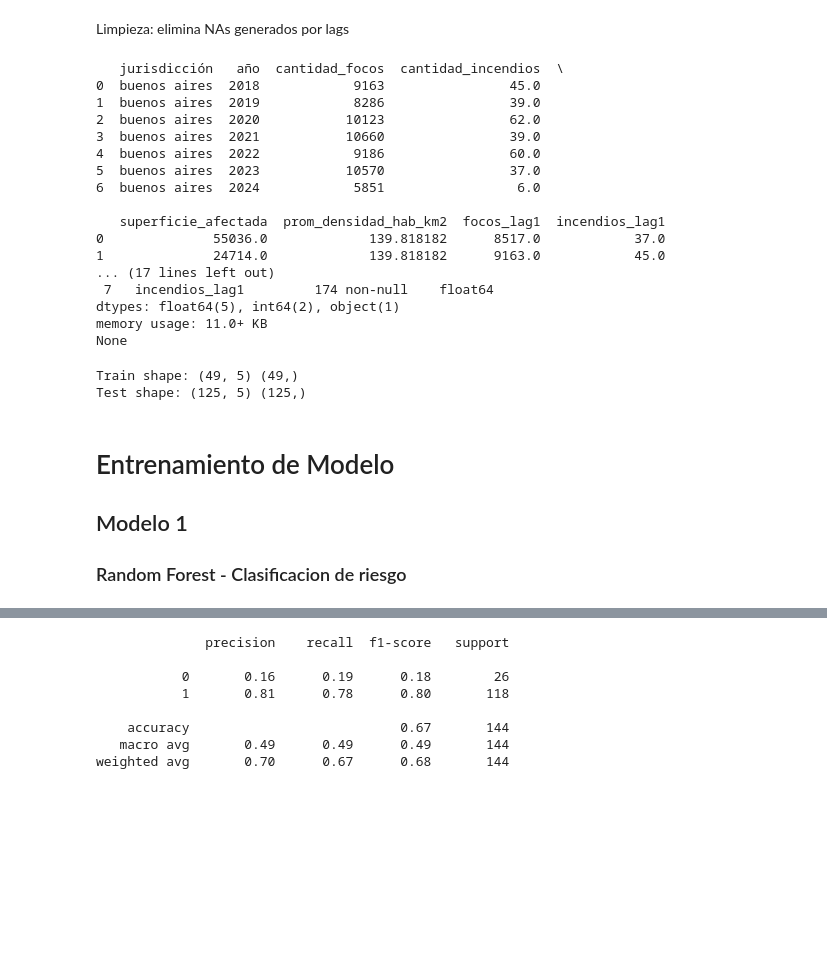
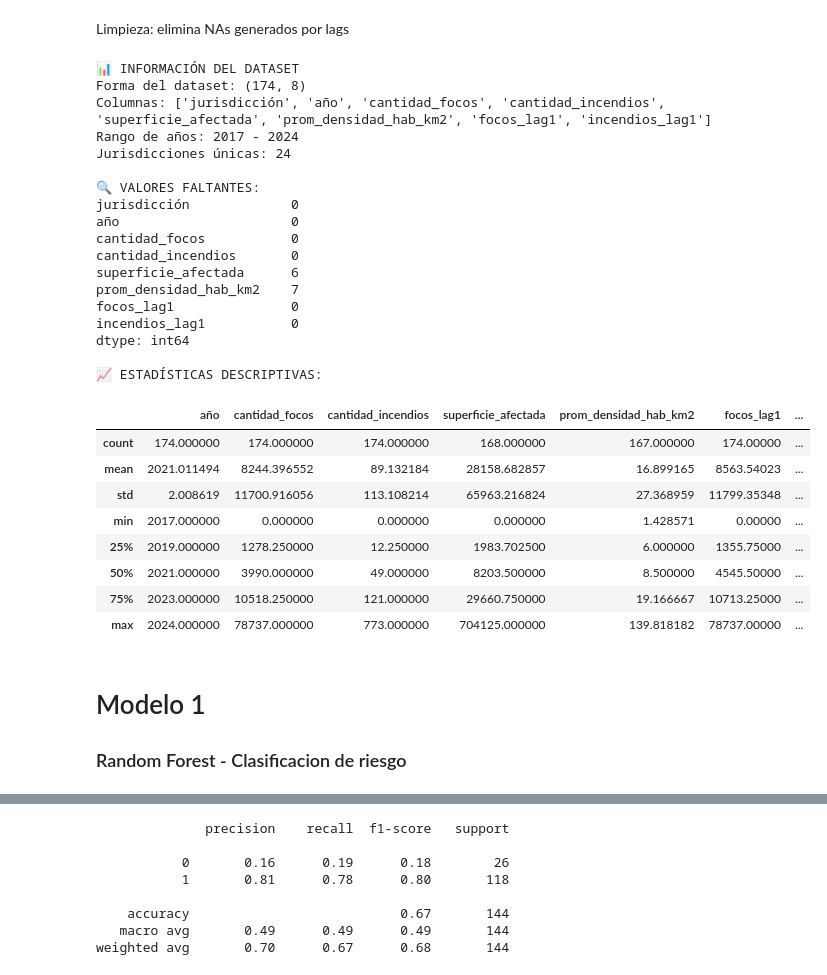
Before and after one commit to FNT138/Analisis_PrediccionIncendiosForestales, a Jupyter notebook: Proy.ipynb, the cells around one changed output, grey strips where cells are left out. Saved outputs shown, nothing was run; the diff lists cells and outputs as text; code cells hidden in the pictures; blank space fills up the shorter version.

```diff
--- a/Proy.ipynb
+++ b/Proy.ipynb
@@ -455,24 +496,3 @@ df_ml["incendios_lag1"] = df_ml.groupby("jurisdicción")["cantidad_incendios"].s
 Limpieza: elimina NAs generados por lags
 # %%
 df_ml = df_ml.dropna(subset=["focos_lag1", "incendios_lag1"]).reset_index(drop=True)
-# %%
-print(df_ml.head(7))
-print(df_ml.info())
-# %% [output]
-   jurisdicción   año  cantidad_focos  cantidad_incendios  \
-0  buenos aires  2018            9163                45.0
-1  buenos aires  2019            8286                39.0
-2  buenos aires  2020           10123                62.0
-3  buenos aires  2021           10660                39.0
-4  buenos aires  2022            9186                60.0
-5  buenos aires  2023           10570                37.0
-6  buenos aires  2024            5851                 6.0
-
-   superficie_afectada  prom_densidad_hab_km2  focos_lag1  incendios_lag1
-0              55036.0             139.818182      8517.0            37.0
-1              24714.0             139.818182      9163.0            45.0
-... (17 lines left out)
- 7   incendios_lag1         174 non-null    float64
-dtypes: float64(5), int64(2), object(1)
-memory usage: 11.0+ KB
-None
@@ -496,10 +499,52 @@ y_test = test[target]
-# %%
-print("Train shape:", X_train.shape, y_train.shape)
-print("Test shape:", X_test.shape, y_test.shape)
-# %% [output]
-Train shape: (49, 5) (49,)
-Test shape: (125, 5) (125,)
+# %%
+
+# %% [markdown]
+# ## 2. PREPARACIÓN DE DATOS
+
+# %%
+# Verificar estructura del dataset
+print("📊 INFORMACIÓN DEL DATASET")
+print(f"Forma del dataset: {df_ml.shape}")
+print(f"Columnas: {list(df_ml.columns)}")
+print(f"Rango de años: {df_ml['año'].min()} - {df_ml['año'].max()}")
+print(f"Jurisdicciones únicas: {df_ml['jurisdicción'].nunique()}")
+
+# Verificar valores faltantes
+print("\n🔍 VALORES FALTANTES:")
+print(df_ml.isnull().sum())
+
+# Estadísticas descriptivas
+print("\n📈 ESTADÍSTICAS DESCRIPTIVAS:")
+df_ml.describe()
+# %% [output]
+📊 INFORMACIÓN DEL DATASET
+Forma del dataset: (174, 8)
+Columnas: ['jurisdicción', 'año', 'cantidad_focos', 'cantidad_incendios', 'superficie_afectada', 'prom_densidad_hab_km2', 'focos_lag1', 'incendios_lag1']
+Rango de años: 2017 - 2024
+Jurisdicciones únicas: 24
+
+🔍 VALORES FALTANTES:
+jurisdicción             0
+año                      0
+cantidad_focos           0
+cantidad_incendios       0
+superficie_afectada      6
+prom_densidad_hab_km2    7
+focos_lag1               0
+incendios_lag1           0
+dtype: int64
+
+📈 ESTADÍSTICAS DESCRIPTIVAS:
+|  | año | cantidad_focos | cantidad_incendios | superficie_afectada | prom_densidad_hab_km2 | focos_lag1 | ... |
+| count | 174.000000 | 174.000000 | 174.000000 | 168.000000 | 167.000000 | 174.00000 | ... |
+| mean | 2021.011494 | 8244.396552 | 89.132184 | 28158.682857 | 16.899165 | 8563.54023 | ... |
+| std | 2.008619 | 11700.916056 | 113.108214 | 65963.216824 | 27.368959 | 11799.35348 | ... |
+| min | 2017.000000 | 0.000000 | 0.000000 | 0.000000 | 1.428571 | 0.00000 | ... |
+| 25% | 2019.000000 | 1278.250000 | 12.250000 | 1983.702500 | 6.000000 | 1355.75000 | ... |
+| 50% | 2021.000000 | 3990.000000 | 49.000000 | 8203.500000 | 8.500000 | 4545.50000 | ... |
+| 75% | 2023.000000 | 10518.250000 | 121.000000 | 29660.750000 | 19.166667 | 10713.25000 | ... |
+| max | 2024.000000 | 78737.000000 | 773.000000 | 704125.000000 | 139.818182 | 78737.00000 | ... |
 # %% [markdown]
-# Entrenamiento de Modelo
-## Modelo 1
+
+# Modelo 1
 ### Random Forest - Clasificacion de riesgo
```
Also changed, not shown: parts of 49 cells of this notebook, 3 other files.
